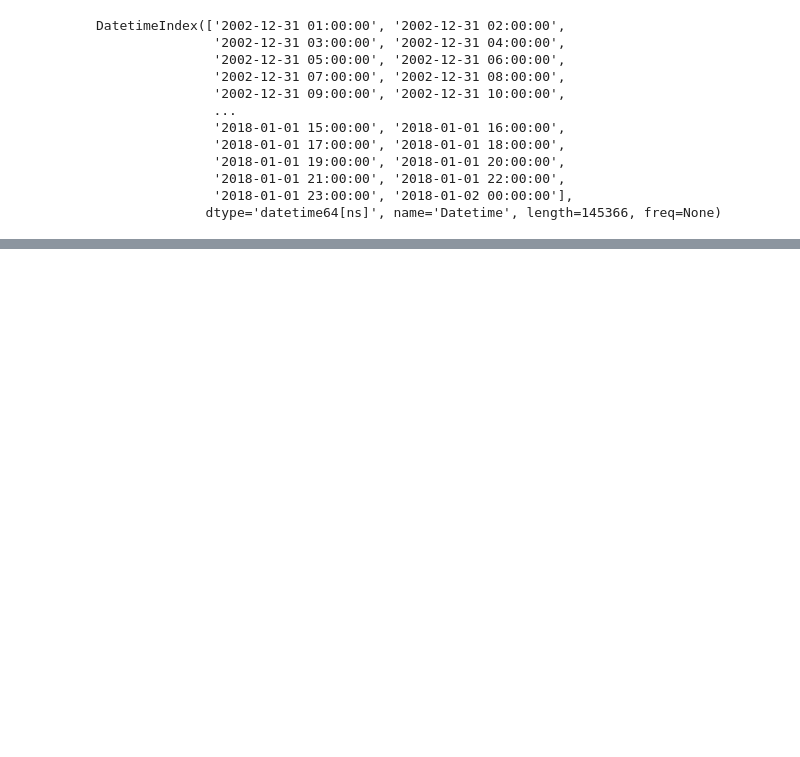
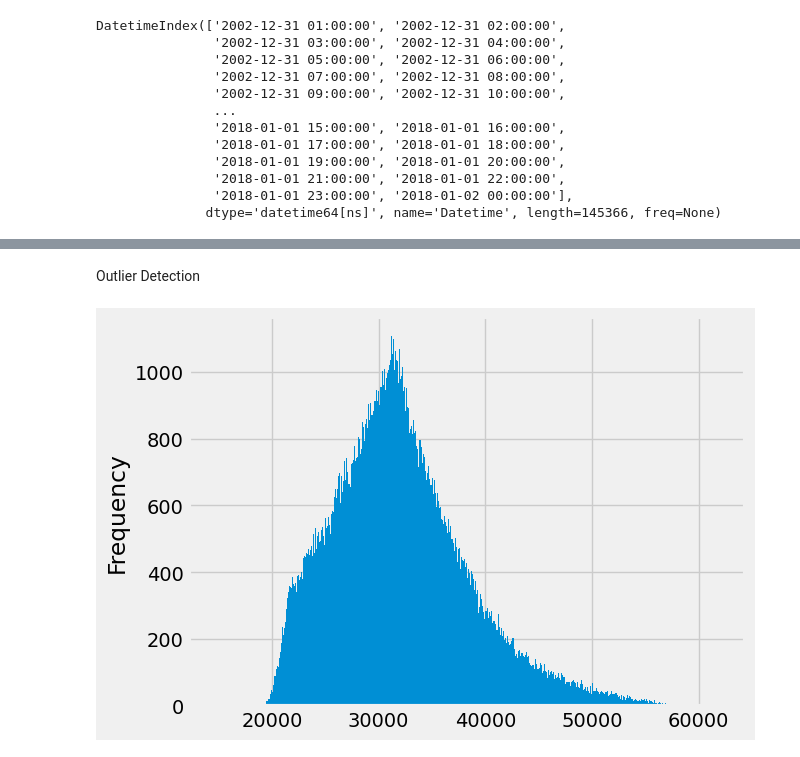
Before and after one commit to AbdallaAbker/time-series-practice-, a Jupyter notebook: notebook/expirement.ipynb, the cells around one changed output, grey strips where cells are left out. Cells and saved outputs as stored; diff of their text form; code cells hidden in the pictures; blank space fills up the shorter version.

```diff
--- a/notebook/expirement.ipynb
+++ b/notebook/expirement.ipynb
@@ -58,0 +62,7 @@ df
+# %% [markdown]
+Outlier Detection
+# %%
+df["PJME_MW"].plot(kind="hist", bins=500)
+plt.show()
+# %% [output]
+[figure, added]
```
Also changed, not shown: parts of 11 cells of this notebook.
